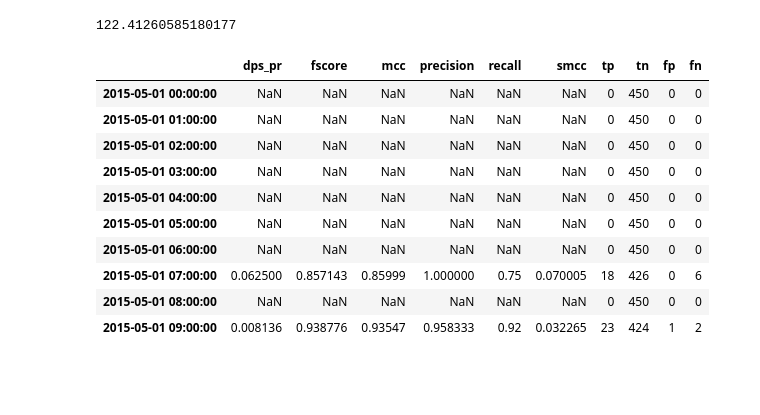
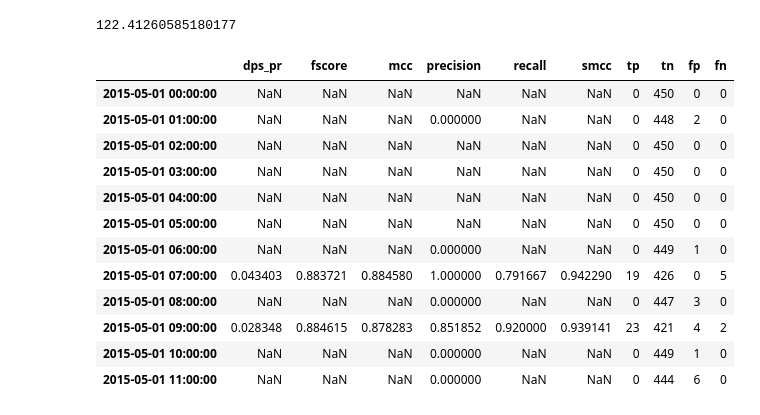
Before and after one commit to ECGomes/nilm_metrics, a Jupyter notebook: Metric Testing.ipynb, the cells around one changed output. Drawn from its saved outputs; the diff is of its cells as text; code cells hidden in the pictures; blank space fills up the shorter version.

```diff
--- a/Metric Testing.ipynb
+++ b/Metric Testing.ipynb
@@ -10,7 +11,9 @@ from metrics.event_detection import MetricsED
 ee_gt = pd.read_csv('test_data/kettle_gt.csv', index_col='Time', parse_dates=True)
 ee_pred = pd.read_csv('test_data/kettle_pred.csv', index_col='Time', parse_dates=True)
 
-ee_pred = ee_pred[['Appliance_Q.05', 'Appliance_Q.50']]
+ee_pred = ee_pred[['Appliance_Q.25',
+                   'Appliance_Q.50',
+                   'Appliance_Q.75']]
 # %%
 # Check the metrics using the check_metrics from the MetricsEE class
 # This function will check for the columns present in both GT and Pred frames
@@ -55,18 +60,22 @@ metrics_ed = MetricsED()
 ed_hourly_metrics = metrics_ed.check_metrics(ed_gt, ed_pred,
                                              metric_list=['conf_mat', 'precision', 'recall',
                                                           'fscore', 'mcc', 'smcc', 'dps_pr'],
-                                             interval='Hour', start_date='2015-05-01', end_date='2015-05-04')
+                                             interval='Hour',
+                                             start_date='2015-05-01 00:00:00',
+                                             end_date='2015-05-01 12:00:00')
 # %%
-ed_hourly_metrics['Appliance_Q.50'].head(10)
+ed_hourly_metrics['Appliance_Q.95'] #.head(10)
 # %% [output]
 |  | dps_pr | fscore | mcc | precision | recall | smcc | tp | tn | fp | fn |
 | 2015-05-01 00:00:00 | NaN | NaN | NaN | NaN | NaN | NaN | 0 | 450 | 0 | 0 |
-| 2015-05-01 01:00:00 | NaN | NaN | NaN | NaN | NaN | NaN | 0 | 450 | 0 | 0 |
+| 2015-05-01 01:00:00 | NaN | NaN | NaN | 0.000000 | NaN | NaN | 0 | 448 | 2 | 0 |
 | 2015-05-01 02:00:00 | NaN | NaN | NaN | NaN | NaN | NaN | 0 | 450 | 0 | 0 |
 | 2015-05-01 03:00:00 | NaN | NaN | NaN | NaN | NaN | NaN | 0 | 450 | 0 | 0 |
 | 2015-05-01 04:00:00 | NaN | NaN | NaN | NaN | NaN | NaN | 0 | 450 | 0 | 0 |
 | 2015-05-01 05:00:00 | NaN | NaN | NaN | NaN | NaN | NaN | 0 | 450 | 0 | 0 |
-| 2015-05-01 06:00:00 | NaN | NaN | NaN | NaN | NaN | NaN | 0 | 450 | 0 | 0 |
-| 2015-05-01 07:00:00 | 0.062500 | 0.857143 | 0.85999 | 1.000000 | 0.75 | 0.070005 | 18 | 426 | 0 | 6 |
-| 2015-05-01 08:00:00 | NaN | NaN | NaN | NaN | NaN | NaN | 0 | 450 | 0 | 0 |
-| 2015-05-01 09:00:00 | 0.008136 | 0.938776 | 0.93547 | 0.958333 | 0.92 | 0.032265 | 23 | 424 | 1 | 2 |
+| 2015-05-01 06:00:00 | NaN | NaN | NaN | 0.000000 | NaN | NaN | 0 | 449 | 1 | 0 |
+| 2015-05-01 07:00:00 | 0.043403 | 0.883721 | 0.884580 | 1.000000 | 0.791667 | 0.942290 | 19 | 426 | 0 | 5 |
+| 2015-05-01 08:00:00 | NaN | NaN | NaN | 0.000000 | NaN | NaN | 0 | 447 | 3 | 0 |
+| 2015-05-01 09:00:00 | 0.028348 | 0.884615 | 0.878283 | 0.851852 | 0.920000 | 0.939141 | 23 | 421 | 4 | 2 |
+| 2015-05-01 10:00:00 | NaN | NaN | NaN | 0.000000 | NaN | NaN | 0 | 449 | 1 | 0 |
+| 2015-05-01 11:00:00 | NaN | NaN | NaN | 0.000000 | NaN | NaN | 0 | 444 | 6 | 0 |
```
Also changed, not shown: parts of 6 cells of this notebook, 1 other file.
